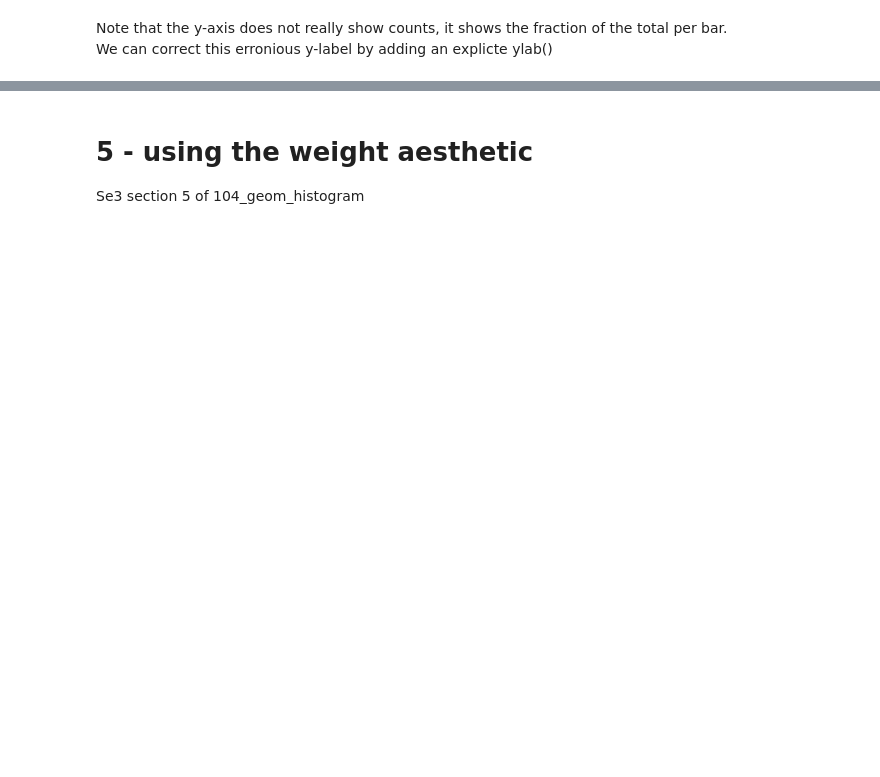
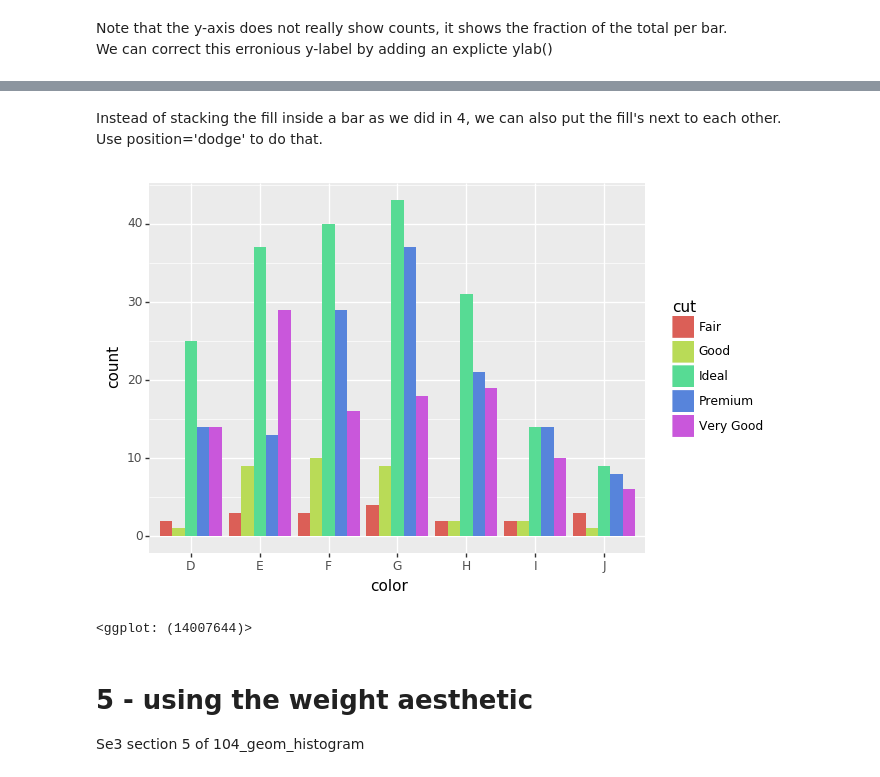
Before and after one commit to vilkoos/ggplot_cookbook, a Jupyter notebook: cookbook/230_geom_bar.ipynb, the cells around one changed output, grey strips where cells are left out. Saved outputs shown, nothing was run; the diff lists cells and outputs as text; code cells hidden in the pictures; blank space fills up the shorter version.

```diff
--- a/cookbook/230_geom_bar.ipynb
+++ b/cookbook/230_geom_bar.ipynb
@@ -90,3 +90,12 @@ ggplot(data=dia, mapping=aes(x='color', fill='cut')) + \
+# %% [markdown]
+Instead of stacking the fill inside a bar as we did in 4, we can also put the fill's next to each other.
+Use position='dodge' to do that.
+# %%
+ggplot(data=dia, mapping=aes(x='color', fill='cut')) + \
+    geom_bar(position='dodge')
+# %% [output]
+[figure, added]
+<ggplot: (14007644)>
 # %% [markdown]
 # 5 - using the weight aesthetic
 
```
Also changed, not shown: parts of 7 cells of this notebook, 1 other file.
